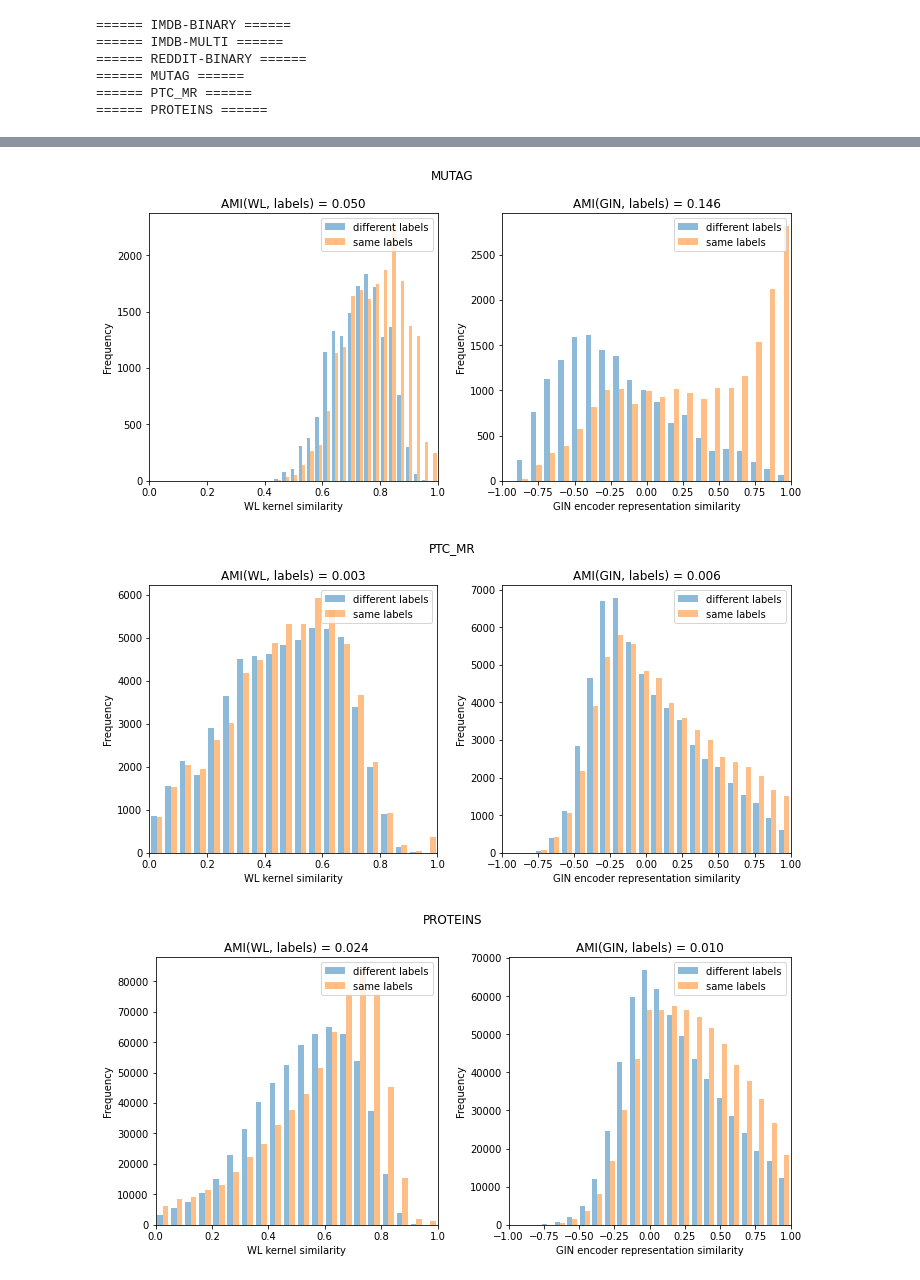
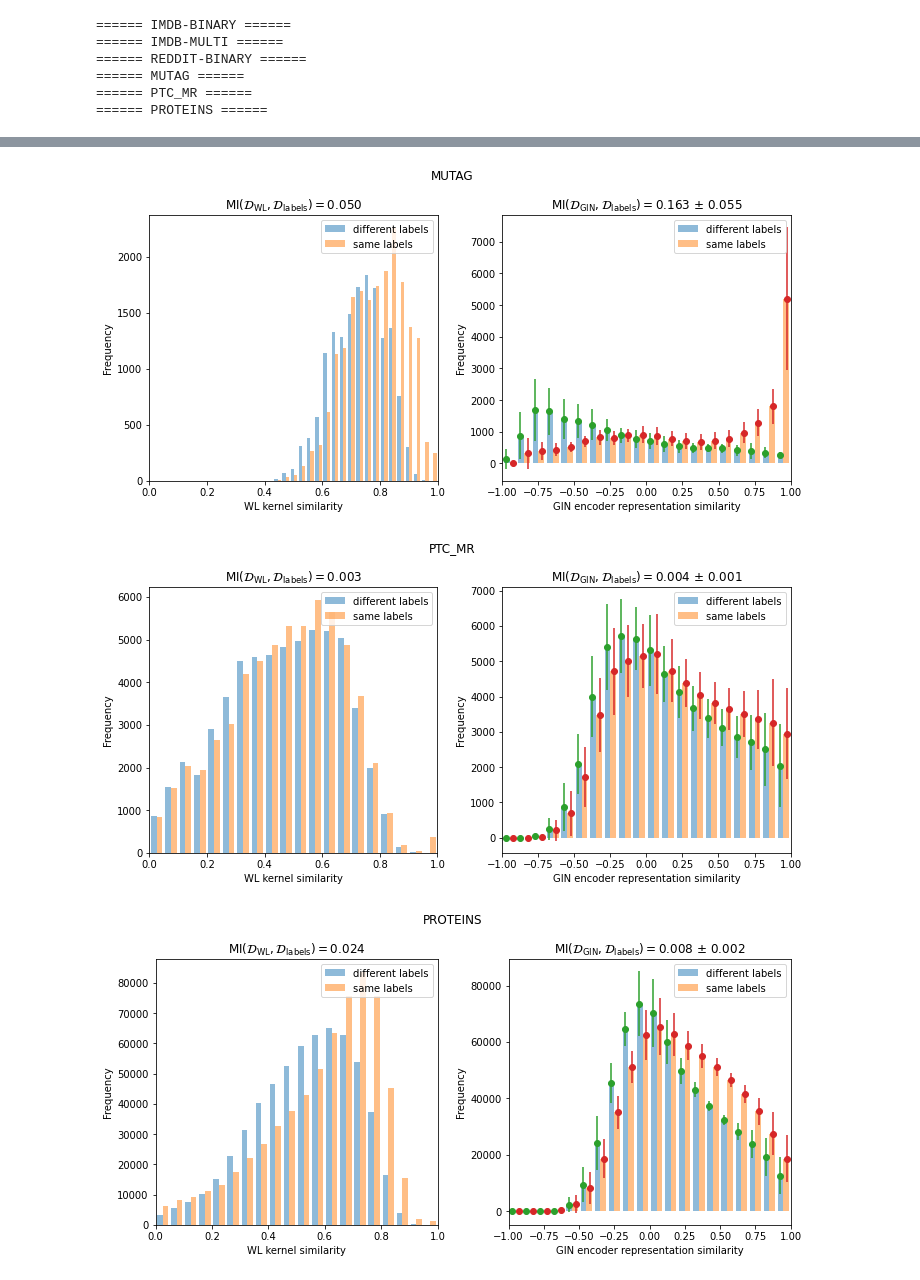
Before and after one commit to ArjunSubramonian/wl-test-exploration, a Jupyter notebook: representations-exploration.ipynb, the cells around one changed output, grey strips where cells are left out. Cells and saved outputs as stored; diff of their text form; code cells hidden in the pictures.

Commit message:
added error bars to plots

```diff
--- a/representations-exploration.ipynb
+++ b/representations-exploration.ipynb
@@ -191,7 +193,10 @@ PROTEINS - GIN: 0.713 ± 0.035
 # %%
 from torch_geometric.loader import DataLoader
 
-for dataset_name, model in zip(all_datasets, models):
+for idx, model in enumerate(models):
+    seed = seeds[idx % 10]
+    dataset_name = all_datasets[idx // 10]
+
     dataset = get_dataset(dataset_name)
     test_loader = DataLoader(dataset, len(dataset), shuffle=False)
 
@@ -201,14 +206,15 @@ for dataset_name, model in zip(all_datasets, models):
             x_repr = model(data, ret_repr=True)
 
             normed_x_repr = x_repr / x_repr.norm(dim=1, keepdim=True)
-            dict_gin_sims[dataset_name] = (normed_x_repr @ normed_x_repr.T).cpu().detach()
+            dict_gin_sims[dataset_name + "_" + str(seed)] = (normed_x_repr @ normed_x_repr.T).cpu().detach()
 
-            with open('./kernels/{}_gin.npy'.format(dataset_name), 'wb') as f:
-                np.save(f, dict_gin_sims[dataset_name], allow_pickle=True)
+            with open('./kernels/{}_gin.npy'.format(dataset_name + "_" + str(seed)), 'wb') as f:
+                np.save(f, dict_gin_sims[dataset_name + "_" + str(seed)], allow_pickle=True)
 # %%
 for dataset_name in all_datasets:
-    with open('./kernels/{}_gin.npy'.format(dataset_name), 'rb') as f:
-        dict_gin_sims[dataset_name] = np.load(f, allow_pickle=True)
+    for seed in seeds:
+        with open('./kernels/{}_gin.npy'.format(dataset_name + "_" + str(seed)), 'rb') as f:
+            dict_gin_sims[dataset_name + "_" + str(seed)] = np.load(f, allow_pickle=True)
 
-    print(dict_gin_sims[dataset_name].shape)
+        print(dict_gin_sims[dataset_name + "_" + str(seed)].shape)
 # %% [output]
@@ -260,46 +244,61 @@ def calc_MI(x, y, bins=20):
     return mi
 # %%
 import matplotlib.pyplot as plt
+rc = {"font.family" : "sans-serif",
+      "mathtext.fontset" : "dejavusans"}
+plt.rcParams.update(rc)
 
 for dataset_name in all_datasets:
     print("======", dataset_name, "======")
 
     wl_sims = dict_wl_sims[dataset_name]
-    gin_sims = dict_gin_sims[dataset_name]
     matching_labels = dict_matching_labels[dataset_name].numpy()
 
     plt.figure(figsize=(10, 5))
 
-    # wl_mask = ~is_outlier(wl_sims.flatten())
-    wl_mask = wl_sims.flatten() == wl_sims.flatten()
-
     plt.subplot(1, 2, 1)
-    d1 = wl_sims.flatten()[wl_mask][matching_labels.flatten()[wl_mask] == 0]
-    d2 = wl_sims.flatten()[wl_mask][matching_labels.flatten()[wl_mask] == 1]
+    d1 = wl_sims.flatten()[matching_labels.flatten() == 0]
+    d2 = wl_sims.flatten()[matching_labels.flatten() == 1]
     plt.hist([d1, d2], bins=20, alpha=0.5, label=['different labels', 'same labels'])
     plt.xlim(0, 1)
 
-    # association = np.corrcoef(wl_sims.flatten(), matching_labels.flatten())[0, 1]
     association = calc_MI(wl_sims.flatten(), matching_labels.flatten())
 
-    plt.title('MI(WL, labels) = ' + '{0:.3f}'.format(association))
+    plt.title(r'$\mathrm{MI}({\cal D}_{\mathrm{WL}}, {\cal D}_{\mathrm{labels}}) = $' + '{0:.3f}'.format(association))
     plt.legend(loc='upper right')
     plt.ylabel("Frequency")
     plt.xlabel("WL kernel similarity")
 
-    # gin_mask = ~is_outlier(gin_sims.flatten())
-    gin_mask = gin_sims.flatten() == gin_sims.flatten()
+    d1_counts = np.zeros((len(seeds), 20))
+    d2_counts = np.zeros((len(seeds), 20))
+    for idx, seed in enumerate(seeds):
+        gin_sims = dict_gin_sims[dataset_name + "_" + str(seed)]
+        d1 = gin_sims.flatten()[matching_labels.flatten() == 0]
+        d2 = gin_sims.flatten()[matching_labels.flatten() == 1]
+
+        d1_counts[idx], bins = np.histogram(d1, bins=20, range=(-1,1))
+        d2_counts[idx], _ = np.histogram(d2, bins=20, range=(-1,1))
+    d1_counts_mean = np.mean(d1_counts, axis=0)
+    d1_counts_std = np.std(d1_counts, axis=0)
+    d2_counts_mean = np.mean(d2_counts, axis=0)
+    d2_counts_std = np.std(d2_counts, axis=0)
 
     plt.subplot(1, 2, 2)
-    d1 = gin_sims.flatten()[gin_mask][matching_labels.flatten()[gin_mask] == 0]
-    d2 = gin_sims.flatten()[gin_mask][matching_labels.flatten()[gin_mask] == 1]
-    plt.hist([d1, d2], bins=20, alpha=0.5, label=['different labels', 'same labels'])
+    [n1, n2], bins, _ = plt.hist([bins[:-1], bins[:-1]], bins, alpha=0.5, weights=[d1_counts_mean, d2_counts_mean], label=['different labels', 'same labels'])
+    mid = 0.5*(bins[1:] + bins[:-1])
+    mid1 = 0.5*(mid + bins[:-1])
+    mid2 = 0.5*(bins[1:] + mid)
+    plt.errorbar(mid1, n1, yerr=d1_counts_std, fmt ='o')
+    plt.errorbar(mid2, n2, yerr=d2_counts_std, fmt ='o')
     plt.xlim(-1, 1)
 
-    # association = np.corrcoef(gin_sims.flatten(), matching_labels.flatten())[0, 1]
-    association = calc_MI(gin_sims.flatten(), matching_labels.flatten())
+    associations = np.zeros(10)
+    for idx, seed in enumerate(seeds):
+        associations[idx] = calc_MI(dict_gin_sims[dataset_name + "_" + str(seed)].flatten(), matching_labels.flatten())
+    associations_mean = np.mean(associations)
+    associations_std = np.std(associations)
 
-    plt.title('MI(GIN, labels) = ' + '{0:.3f}'.format(association))
+    plt.title(r'$\mathrm{MI}({\cal D}_{\mathrm{GIN}}, {\cal D}_{\mathrm{labels}}) = $' + '{0:.3f}'.format(associations_mean) + " ± " + '{0:.3f}'.format(associations_std))
     plt.legend(loc='upper right')
     plt.ylabel("Frequency")
     plt.xlabel("GIN encoder representation similarity")
@@ -321,3 +320,3 @@ for dataset_name in all_datasets:
-[figure, old version]
+[figure, new version]
-[figure, old version]
+[figure, new version]
-[figure, old version]
+[figure, new version]
```
Also changed, not shown: parts of 6 cells of this notebook, 1 other file.
